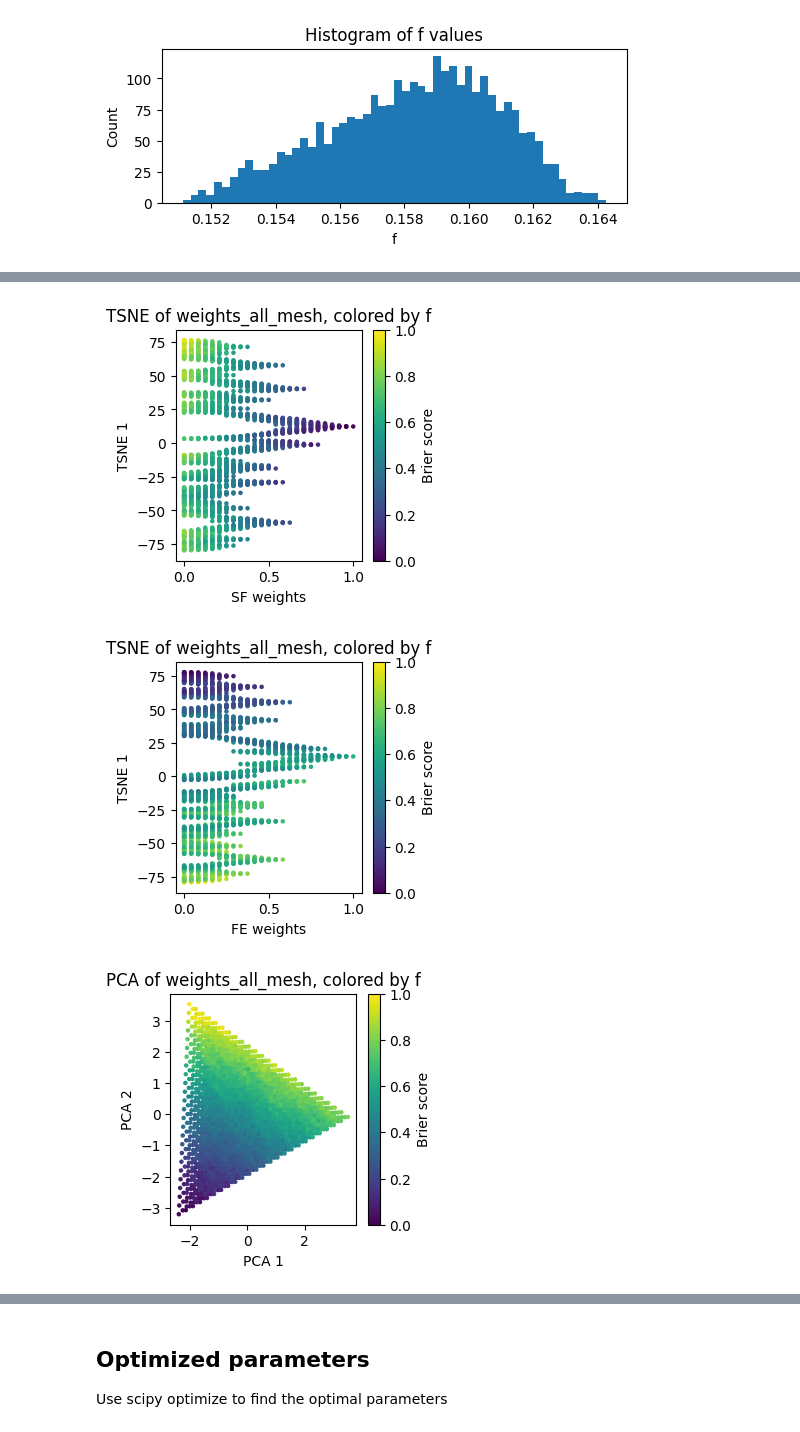
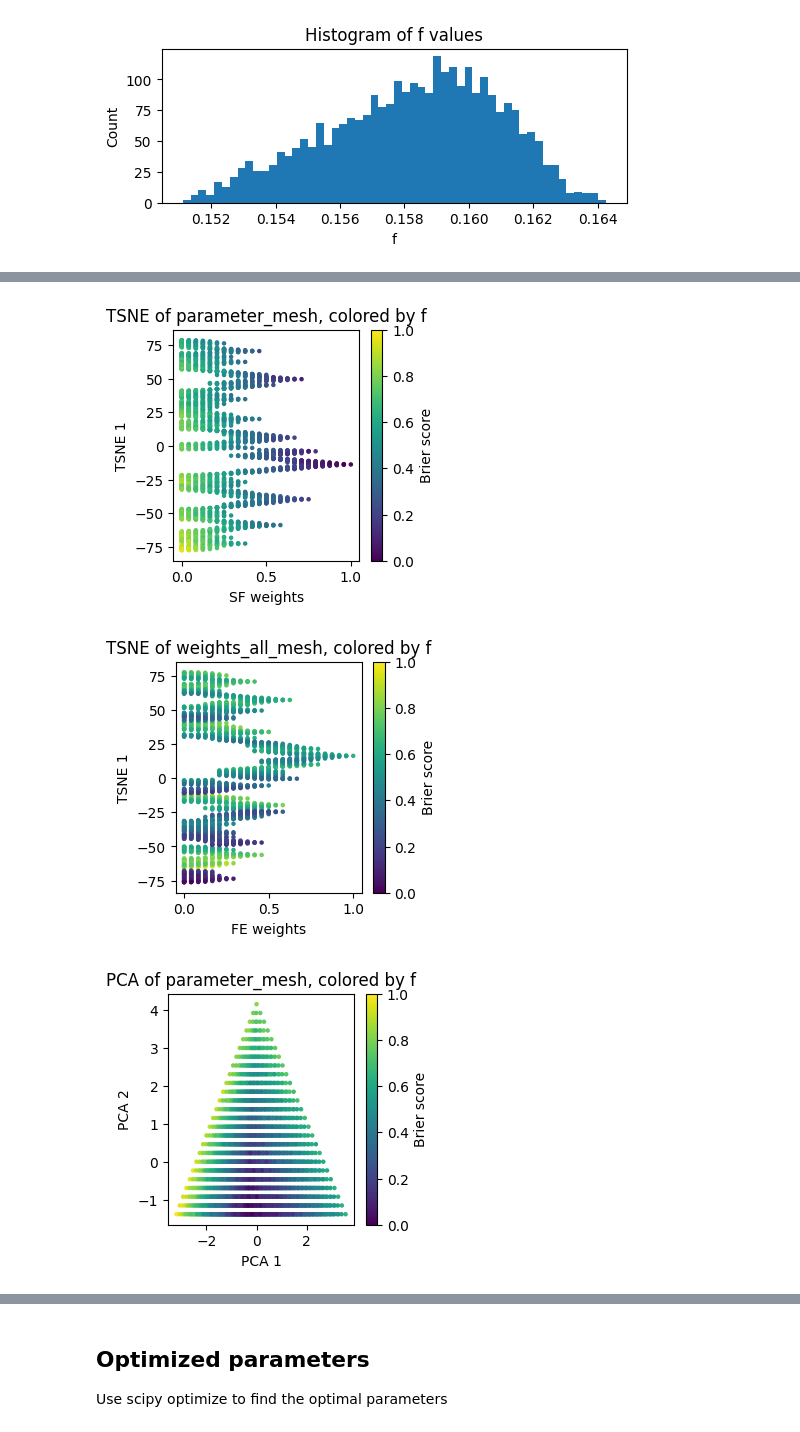
Before and after one commit to jbreffle/acx-prediction-contest, a Jupyter notebook: notebooks/4_post_hoc_aggregation.ipynb, the cells around one changed output, grey strips where cells are left out. Cells and saved outputs as stored; diff of their text form; code cells hidden in the pictures.

Commit message:
Create util.calculate_score_over_meshgrid and util.generate_aggregate_meshgrid

```diff
--- a/notebooks/4_post_hoc_aggregation.ipynb
+++ b/notebooks/4_post_hoc_aggregation.ipynb
@@ -284,0 +170,30 @@ Number of points in meshgrid: 2923
+# %%
+# Compute a full 6d mesh grid
+n_points = 25
+fixed_betas = True
+if fixed_betas:
+    beta_range = [1 / 3]
+else:
+    beta_range = np.linspace(1 / 5, 1 / 2, n_points)
+weights_range = np.linspace(0, 1, n_points)
+parameter_mesh = util.generate_aggregate_meshgrid(
+    weights_range,
+    weights_range,
+    weights_range,
+    beta_range,
+    equal_betas=False,
+)
+
+print(f"Number of points in meshgrid: {len(parameter_mesh)}")
+
+# Compute f over the meshgrid
+score_vec = util.calculate_score_over_meshgrid(
+    parameter_mesh,
+    mean_ests,
+    mean_ests_SF,
+    mean_ests_FE,
+    mean_ests_LW,
+    resolution_vector,
+)
+
+print(f"Minimum score found in meshgrid: {np.min(score_vec)}")
@@ -311,55 +229,55 @@ plt.show()
 # %%
-# Calculate a 1-d TSNE without the 2nd dimension of weights_all_mesh, then plot
+# Calculate a 1-d TSNE without the 2nd dimension of parameter_mesh, then plot
 # the third dimension against the 1-d TSNE
 tsne = TSNE(n_components=1, random_state=0)
-tsne_weights = tsne.fit_transform(weights_all_mesh[:, [0, 2, 3, 4, 5]])
+tsne_weights = tsne.fit_transform(parameter_mesh[:, [0, 2, 3, 4, 5]])
 # Plot
 fig = plt.figure(figsize=(3, 3))
 ax = fig.add_subplot(111)
-ax.scatter(weights_all_mesh[:, 1], tsne_weights[:, 0], s=5, c=f_mesh, cmap="viridis")
+ax.scatter(parameter_mesh[:, 1], tsne_weights[:, 0], s=5, c=score_vec, cmap="viridis")
 ax.set_xlabel("SF weights")
 ax.set_ylabel("TSNE 1")
-ax.set_title("TSNE of weights_all_mesh, colored by f")
+ax.set_title("TSNE of parameter_mesh, colored by f")
 plt.colorbar(plt.cm.ScalarMappable(cmap="viridis"), ax=ax, label="Brier score")
 plt.show()
 # %% [output]
-[figure, old version]
+[figure, new version]
 # %%
-# Calculate a 1-d TSNE without the 2nd dimension of weights_all_mesh, then plot
+# Calculate a 1-d TSNE without the 2nd dimension of parameter_mesh, then plot
 # the third dimension against the 1-d TSNE
 tsne = TSNE(n_components=1, random_state=0)
-tsne_weights = tsne.fit_transform(weights_all_mesh[:, [0, 1, 3, 4, 5]])
+tsne_weights = tsne.fit_transform(parameter_mesh[:, [0, 1, 3, 4, 5]])
 # Plot
 fig = plt.figure(figsize=(3, 3))
 ax = fig.add_subplot(111)
-ax.scatter(weights_all_mesh[:, 2], tsne_weights[:, 0], s=5, c=f_mesh, cmap="viridis")
+ax.scatter(parameter_mesh[:, 2], tsne_weights[:, 0], s=5, c=score_vec, cmap="viridis")
 ax.set_xlabel("FE weights")
 ax.set_ylabel("TSNE 1")
 ax.set_title("TSNE of weights_all_mesh, colored by f")
 plt.colorbar(plt.cm.ScalarMappable(cmap="viridis"), ax=ax, label="Brier score")
 plt.show()
 # %% [output]
-[figure, old version]
+[figure, new version]
 # %%
-# Calculate PCA of weights_all_mesh, colored by f
+# Calculate PCA of parameter_mesh, colored by f
 normalize_data = True
 if normalize_data:
-    pca_mesh = StandardScaler().fit_transform(weights_all_mesh)
+    pca_mesh = StandardScaler().fit_transform(parameter_mesh)
 else:
-    pca_mesh = weights_all_mesh
+    pca_mesh = parameter_mesh
 pca = PCA(n_components=2)
 pca_weights = pca.fit_transform(pca_mesh)
 # Plot
 fig = plt.figure(figsize=(3, 3))
 ax = fig.add_subplot(111)
-ax.scatter(pca_weights[:, 0], pca_weights[:, 1], s=5, c=f_mesh, cmap="viridis")
+ax.scatter(pca_weights[:, 0], pca_weights[:, 1], s=5, c=score_vec, cmap="viridis")
 ax.set_xlabel("PCA 1")
 ax.set_ylabel("PCA 2")
-ax.set_title("PCA of weights_all_mesh, colored by f")
+ax.set_title("PCA of parameter_mesh, colored by f")
 plt.colorbar(plt.cm.ScalarMappable(cmap="viridis"), ax=ax, label="Brier score")
 plt.show()
 # %% [output]
-[figure, old version]
+[figure, new version]
 # %%
 # Calculate a 1-d PCA without the third dimension of weights_all_mesh, then plot
 # the third dimension against the 1-d PCA
```
Also changed, not shown: parts of 10 cells of this notebook, 1 other file.
